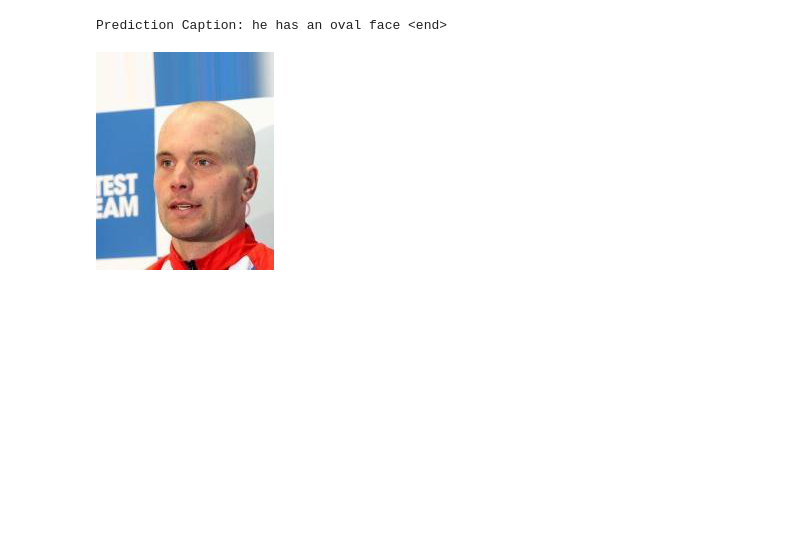
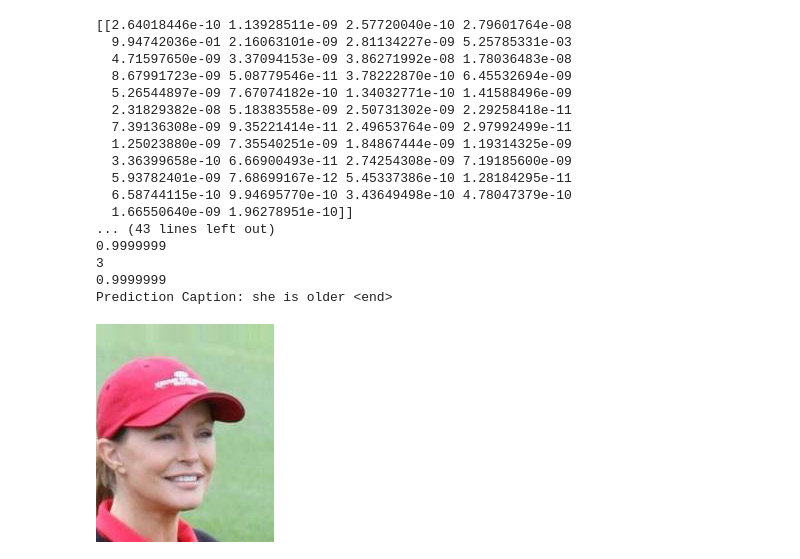
Before and after one commit to Idewan/AgentSpeaksHuman, a Jupyter notebook: models/Captioning.ipynb, the cells around one changed output. Saved outputs shown, nothing was run; the diff lists cells and outputs as text; code cells hidden in the pictures; blank space fills up the shorter version.

```diff
--- a/models/Captioning.ipynb
+++ b/models/Captioning.ipynb
@@ -335,9 +375,15 @@ def evaluate(image):
         predictions, hidden, attention_weights = decoder(dec_input, features, hidden)
 
 #         attention_plot[i] = tf.reshape(attention_weights, (-1, )).numpy()
-
+        qk = tf.nn.softmax(predictions).numpy()
+        print(qk)
+        qk = np.argmax(qk)
+        print(qk)
+        print(tf.nn.softmax(predictions).numpy()[0][qk])
         predicted_id = tf.random.categorical(predictions, 1)[0][0].numpy()
+        print(predicted_id)
         result.append(tokenizer.index_word[predicted_id])
+        print(tf.nn.softmax(predictions).numpy()[0][predicted_id])
 
         if tokenizer.index_word[predicted_id] == '<end>':
             return result, attention_plot
@@ -410,10 +536,26 @@ Prediction Caption: she has bangs <end>
 # %%
-result, attention_plot = evaluate(f"../dataset/prep_data/{train_image_name[200]}")
+result, attention_plot = evaluate(f"../dataset/prep_data/{train_image_name[78]}")
 print ('Prediction Caption:', ' '.join(result))
 # plot_attention(image_path, result, attention_plot)
 # opening the image
-Image.open(f"../dataset/prep_data/{train_image_name[200]}")
+Image.open(f"../dataset/prep_data/{train_image_name[78]}")
 # %% [output]
-Prediction Caption: he has an oval face <end>
+[[2.64018446e-10 1.13928511e-09 2.57720040e-10 2.79601764e-08
+  9.94742036e-01 2.16063101e-09 2.81134227e-09 5.25785331e-03
+  4.71597650e-09 3.37094153e-09 3.86271992e-08 1.78036483e-08
+  8.67991723e-09 5.08779546e-11 3.78222870e-10 6.45532694e-09
+  5.26544897e-09 7.67074182e-10 1.34032771e-10 1.41588496e-09
+  2.31829382e-08 5.18383558e-09 2.50731302e-09 2.29258418e-11
+  7.39136308e-09 9.35221414e-11 2.49653764e-09 2.97992499e-11
+  1.25023880e-09 7.35540251e-09 1.84867444e-09 1.19314325e-09
+  3.36399658e-10 6.66900493e-11 2.74254308e-09 7.19185600e-09
+  5.93782401e-09 7.68699167e-12 5.45337386e-10 1.28184295e-11
+  6.58744115e-10 9.94695770e-10 3.43649498e-10 4.78047379e-10
+  1.66550640e-09 1.96278951e-10]]
+... (43 lines left out)
+0.9999999
+3
+0.9999999
+Prediction Caption: she is older <end>
-[figure, old version]
+[figure, new version]
 # %%
```
Also changed, not shown: parts of 19 cells of this notebook, 18 other files.
